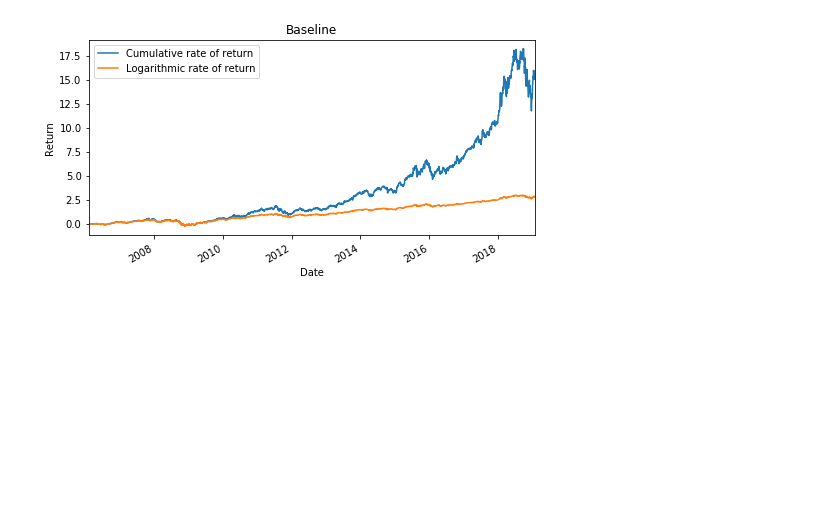
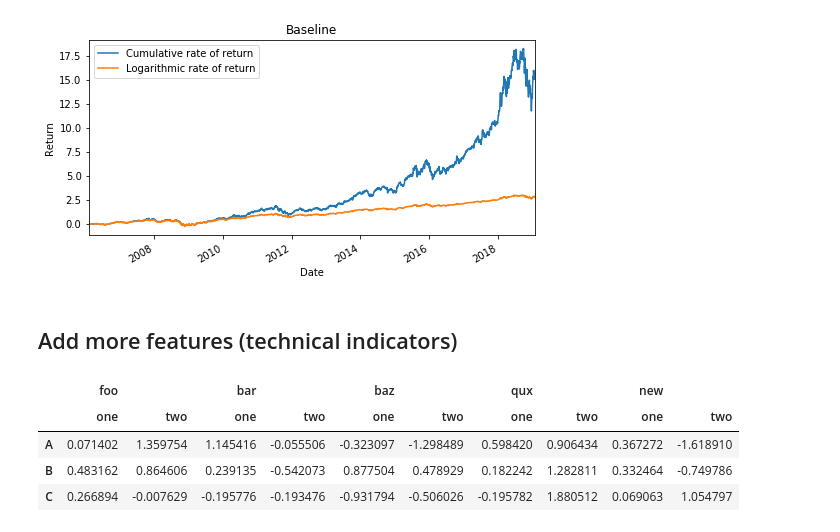
Before and after one commit to yanxurui/portfolio, a Jupyter notebook: data.ipynb, the cells around one changed output. Saved outputs shown, nothing was run; the diff lists cells and outputs as text; code cells hidden in the pictures; blank space fills up the shorter version.

Commit message:
Add: more technical indicators

```diff
--- a/data.ipynb
+++ b/data.ipynb
@@ -82,3 +82,17 @@ ax.legend()
 # %% [output]
 <matplotlib.legend.Legend at 0x...>
 [figure]
+# %% [markdown]
+## Add more features (technical indicators)
+# %%
+# concat two multiindex dataframes
+columns=pd.MultiIndex.from_product([['foo', 'bar', 'baz', 'qux'], ['one','two']])
+df = pd.DataFrame(np.random.randn(3, 8), index=['A', 'B', 'C'], columns=columns)
+df2 = pd.DataFrame(np.random.randn(3, 2), index=['A', 'B', 'C'], columns=pd.MultiIndex.from_product([['new'], ['one','two']]))
+pd.concat([df, df2], axis=1)
+# %% [output]
+|  | foo |  | bar |  | baz |  | qux |  | new |  |
+|  | one | two | one | two | one | two | one | two | one | two |
+| A | 0.071402 | 1.359754 | 1.145416 | -0.055506 | -0.323097 | -1.298489 | 0.598420 | 0.906434 | 0.367272 | -1.618910 |
+| B | 0.483162 | 0.864606 | 0.239135 | -0.542073 | 0.877504 | 0.478929 | 0.182242 | 1.282811 | 0.332464 | -0.749786 |
+| C | 0.266894 | -0.007629 | -0.195776 | -0.193476 | -0.931794 | -0.506026 | -0.195782 | 1.880512 | 0.069063 | 1.054797 |
```
Also changed, not shown: parts of 8 cells of this notebook, 1 other file.
